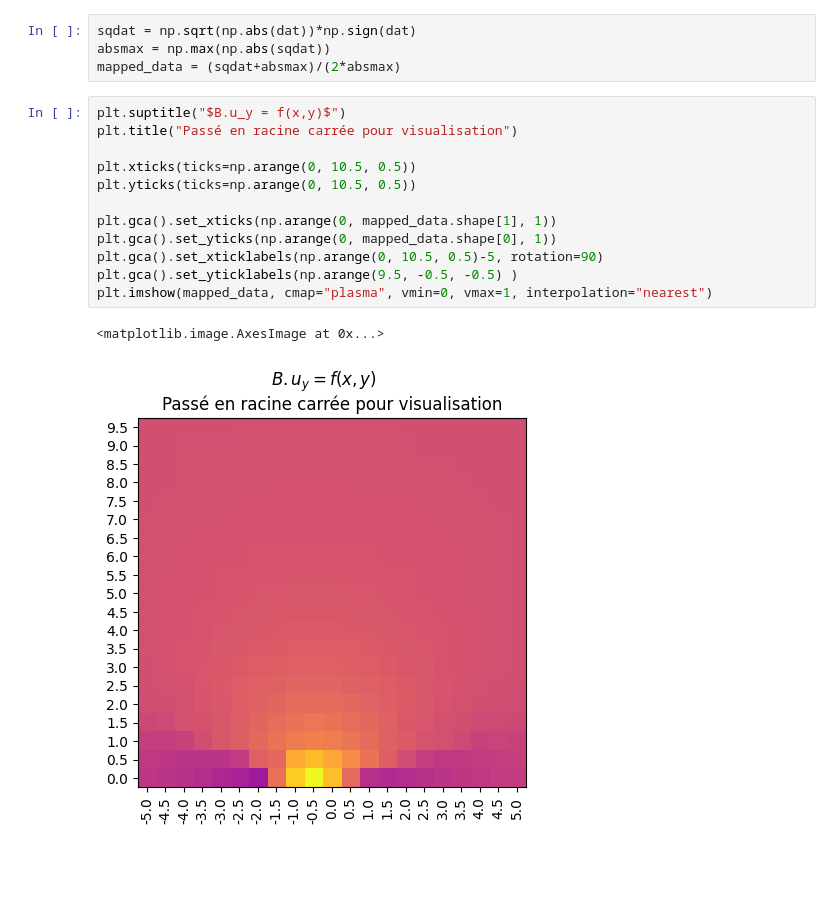
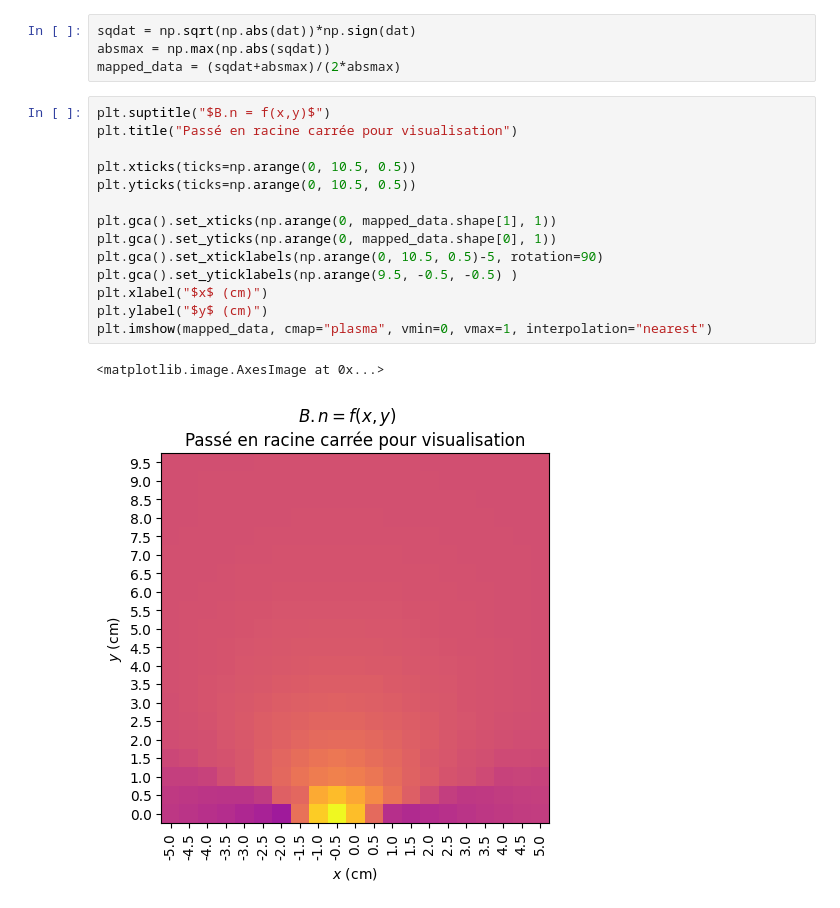
Before and after one commit to FuriousBird/TIPE_Dynamo, a Jupyter notebook: teslametre/viz.ipynb, the cells around one changed output. Saved outputs shown, nothing was run; the diff lists cells and outputs as text; blank space fills up the shorter version.

```diff
--- a/teslametre/viz.ipynb
+++ b/teslametre/viz.ipynb
@@ -7,17 +7,19 @@ sqdat = np.sqrt(np.abs(dat))*np.sign(dat)
 absmax = np.max(np.abs(sqdat))
 mapped_data = (sqdat+absmax)/(2*absmax)
 # %%
-plt.suptitle("$B.u_y = f(x,y)$")
+plt.suptitle("$B.n = f(x,y)$")
 plt.title("Passé en racine carrée pour visualisation")
 
 plt.xticks(ticks=np.arange(0, 10.5, 0.5))
 plt.yticks(ticks=np.arange(0, 10.5, 0.5))
 
 plt.gca().set_xticks(np.arange(0, mapped_data.shape[1], 1))
 plt.gca().set_yticks(np.arange(0, mapped_data.shape[0], 1))
 plt.gca().set_xticklabels(np.arange(0, 10.5, 0.5)-5, rotation=90)
 plt.gca().set_yticklabels(np.arange(9.5, -0.5, -0.5) )
+plt.xlabel("$x$ (cm)")
+plt.ylabel("$y$ (cm)")
 plt.imshow(mapped_data, cmap="plasma", vmin=0, vmax=1, interpolation="nearest")
 # %% [output]
 <matplotlib.image.AxesImage at 0x...>
-[figure, old version]
+[figure, new version]
```
Also changed, not shown: 9 other files.
